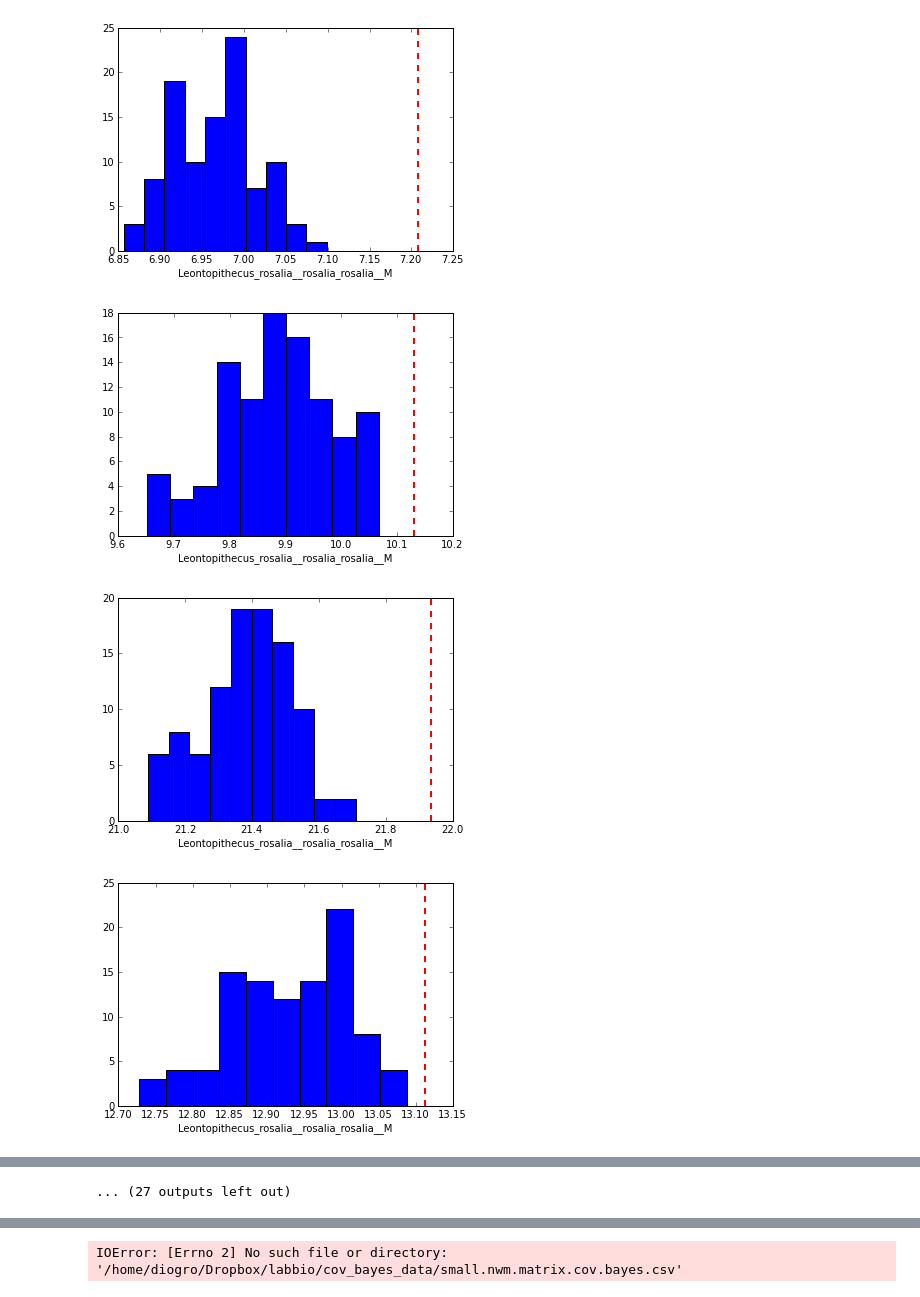
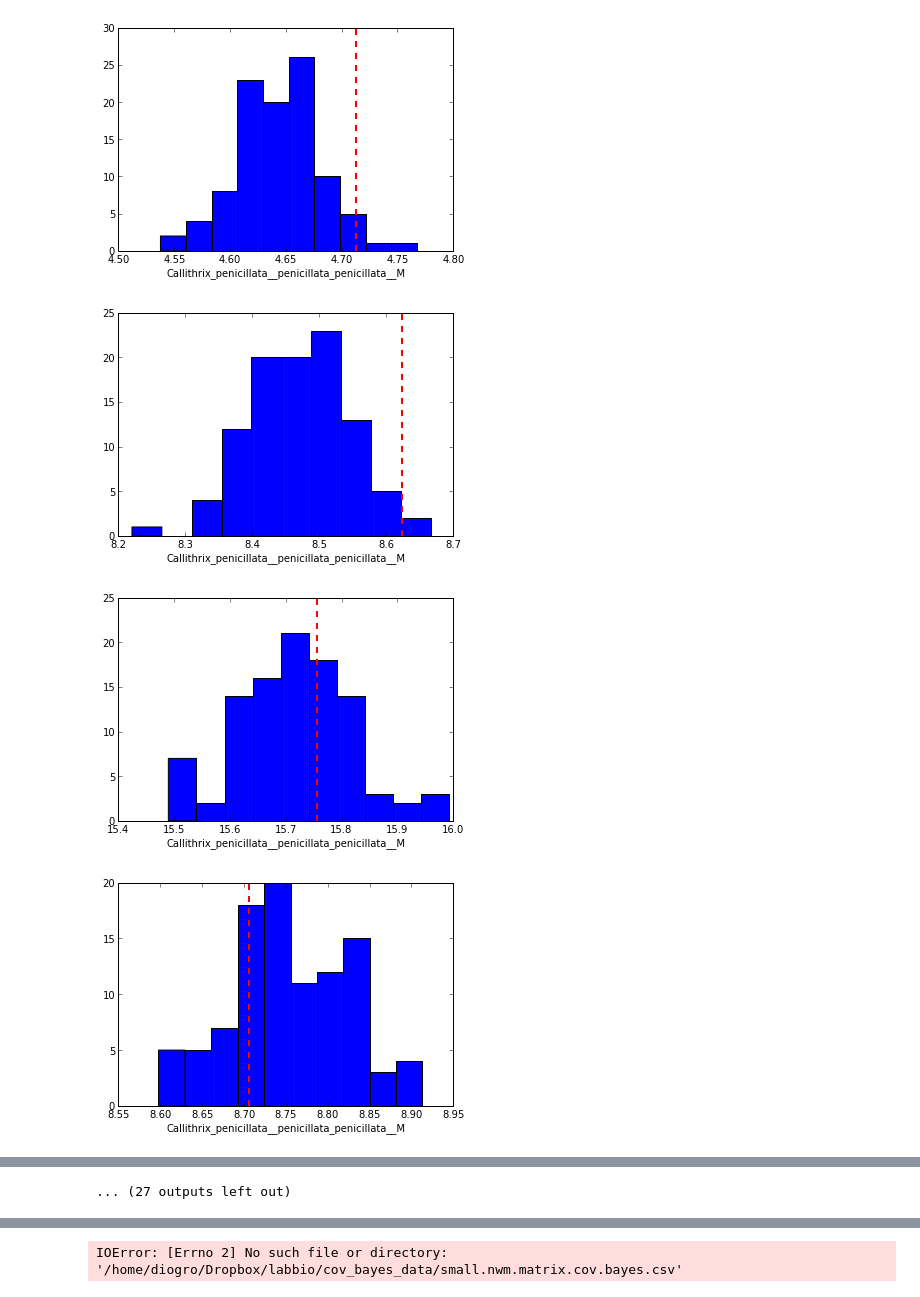
Before and after one commit to diogro/bayesian-cov-estimation, a Jupyter notebook: Monkey Model.ipynb, the cells around one changed output, grey strips where cells are left out. Cells and saved outputs as stored; diff of their text form; code cells hidden in the pictures.

```diff
--- a/Monkey Model.ipynb
+++ b/Monkey Model.ipynb
@@ -101,7 +92,7 @@ data_Saguinus_fuscicollis__fuscicollis_fuscicollis__F
 # %%
-plot_mean_hists('Leontopithecus_rosalia__rosalia_rosalia__M', stats, 1)
+plot_mean_hists('Callithrix_penicillata__penicillata_penicillata__M', stats, 1)
 # %% [output]
-[figure, old version]
+[figure, new version]
-[figure, old version]
+[figure, new version]
-[figure, old version]
+[figure, new version]
-[figure, old version]
+[figure, new version]
```
Also changed, not shown: parts of 18 cells of this notebook, 1 other file.
